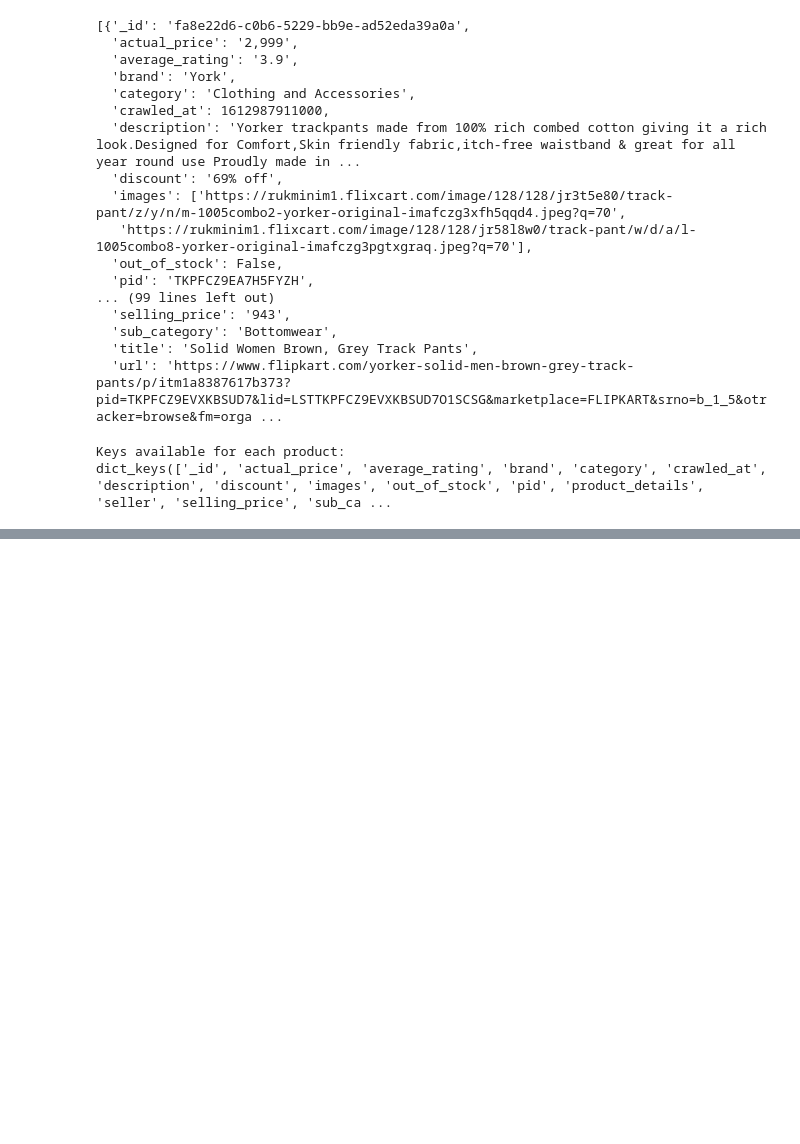
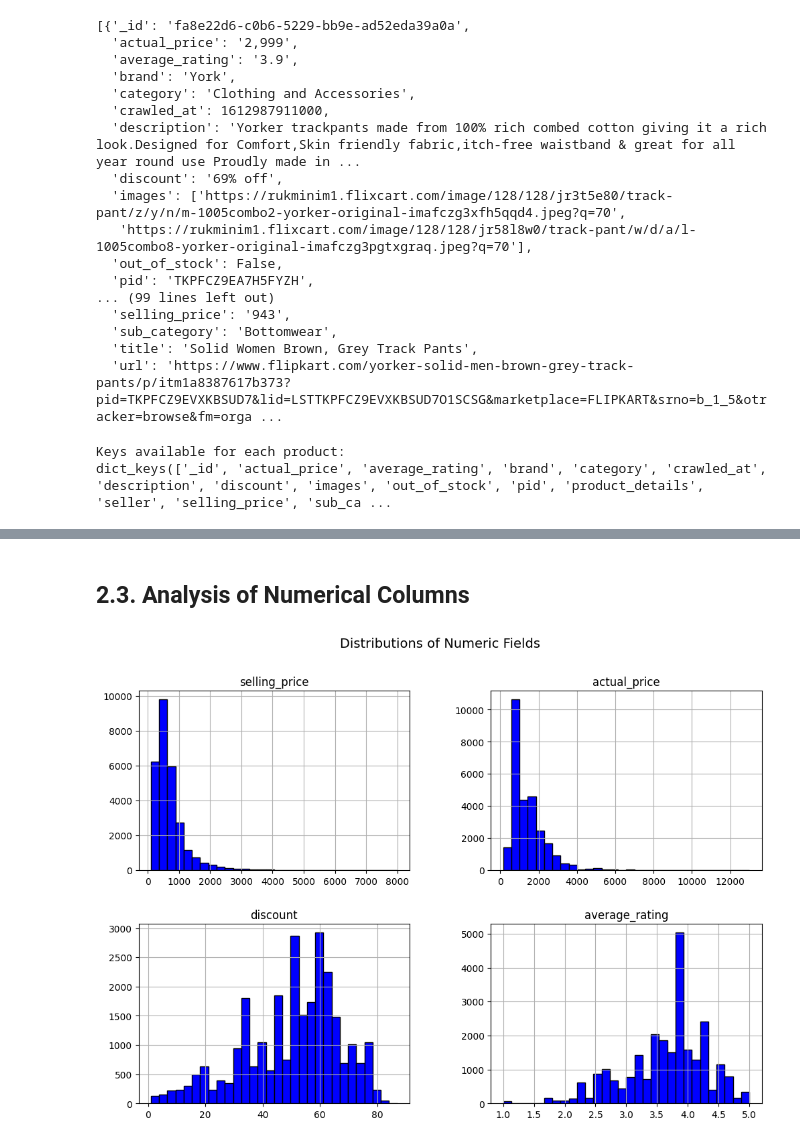
Before and after one commit to juliaaaloopez/irwa_search_engine_G_011, a Jupyter notebook: project_progress/part_1/Part_1.ipynb, the cells around one changed output, grey strips where cells are left out. Cells and saved outputs as stored; diff of their text form; code cells hidden in the pictures; blank space fills up the shorter version.

```diff
--- a/project_progress/part_1/Part_1.ipynb
+++ b/project_progress/part_1/Part_1.ipynb
@@ -166,8 +109,7 @@ def setup_preprocessing_tools():
     stemmer = PorterStemmer()
     lemmatizer = WordNetLemmatizer()
     stop_words = set(stopwords.words("english"))
-    stop_words.update(['made', 'wear', 'comfort', 'quality',
-                       'look', 'perfect', 'style', 'great', 'cool'])
+    stop_words.update(['made', 'wear', 'buy', 'product', 'latest'])
     stop_words.discard('no')
     stop_words.discard('not')
     return stemmer, lemmatizer, stop_words
@@ -202,10 +144,12 @@ def preprocess_text(text, lemmatizer, stemmer, stop_words):
     tokens = [lemmatizer.lemmatize(w) for w in tokens]
     tokens = [stemmer.stem(w) for w in tokens]
 
-    # normalize color terms
+    # Optional: normalize color/material terms (bonus)
     color_map = {'navy': 'blue', 'grey': 'gray', 'fucsia': 'pink', 'burgundy': 'red', 'violet': 'purple', 'beige': 'brown', 'magenta': 'pink', 'indigo': 'blue',
                  'charcoal': 'gray', 'crimson': 'red', 'teal': 'green', 'lavender': 'purple', 'mustard': 'yellow', 'turquoise': 'blue', 'peach': 'orange'}
 
-    tokens = [color_map.get(w, w) for w in tokens]
+    #!!!!!!!!!!!!!!!!!!!!!!!!!hink more materials to add here
+    material_map = {'polyester': 'synthetic', 'denim': 'cotton'}
+    tokens = [color_map.get(w, material_map.get(w, w)) for w in tokens]
 
     return tokens
@@ -346,0 +352,10 @@ display(processed_corpus[0])
+# %% [markdown]
+## 2.3. Analysis of Numerical Columns
+# %%
+# Look how is data distributed overall
+numeric_cols = ['selling_price', 'actual_price', 'discount', 'average_rating']
+df[numeric_cols].hist(bins=30, figsize=(12, 8), color='blue', edgecolor='black')
+plt.suptitle("Distributions of Numeric Fields", fontsize=14)
+plt.show()
+# %% [output]
+[figure, added]
```
Also changed, not shown: parts of 31 cells of this notebook, 1 other file.
